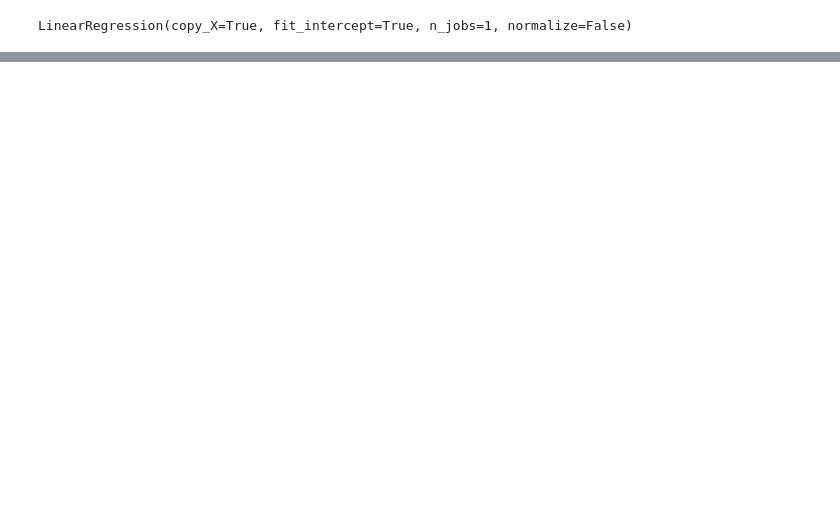
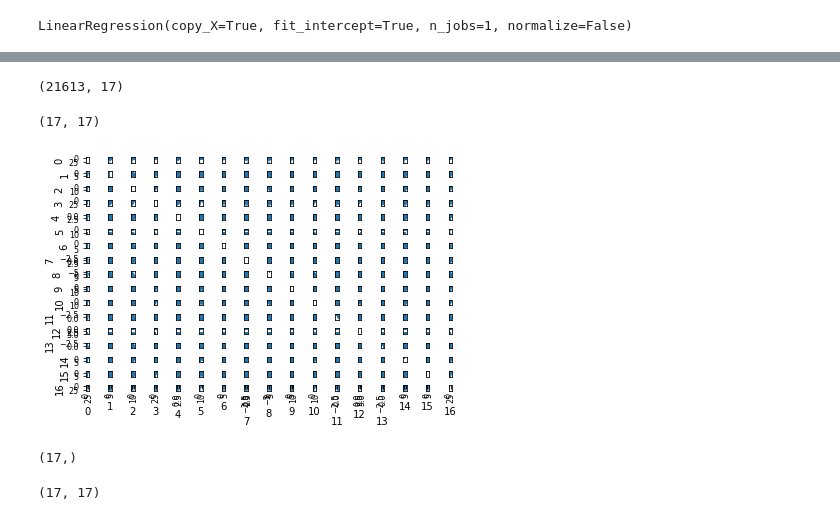
Before and after one commit to GreatLearningAIML1/bangalore-feb-batch-sandeshkannur, a Jupyter notebook: Featurization Model selection and Tuning_R5_Sandesh.Kannur-checkpoint.ipynb, the cells around one changed output, grey strips where cells are left out. Drawn from its saved outputs; the diff is of its cells as text; code cells hidden in the pictures; blank space fills up the shorter version.

```diff
--- a/Featurization Model selection and Tuning_R5_Sandesh.Kannur-checkpoint.ipynb
+++ b/Featurization Model selection and Tuning_R5_Sandesh.Kannur-checkpoint.ipynb
@@ -231,0 +113,9 @@ plt.plot(c,model.coef_,'*')
+# %%
+#2. Considering all the features
+X =  A.drop(["price"],axis=1)
+y['Class'] =  A[["price"]]
+Xtrain, Xtest, ytrain, ytest = train_test_split(X, y, test_size=0.30, random_state=1)
+model.fit(Xtrain,ytrain)
+y_pred=model.predict(Xtest)
+rmse=np.sqrt(np.mean((ytest-y_pred)**2))
+rmse
@@ -231,0 +166,7 @@ plt.plot(c,model.coef_,'*')
+# %%
+from sklearn.preprocessing import StandardScaler
+X_std = StandardScaler().fit_transform(X)
+# %%
+X_std.shape
+# %% [output]
+(21613, 17)
@@ -231,0 +175,10 @@ plt.plot(c,model.coef_,'*')
+# %%
+cov_matrix.shape
+# %% [output]
+(17, 17)
+# %%
+X_std_df = pd.DataFrame(X_std)
+axes = pd.plotting.scatter_matrix(X_std_df)
+plt.tight_layout()
+# %% [output]
+[figure, added]
@@ -231,0 +187,8 @@ plt.plot(c,model.coef_,'*')
+# %%
+eig_vals.shape
+# %% [output]
+(17,)
+# %%
+eig_vecs.shape
+# %% [output]
+(17, 17)
```
Also changed, not shown: parts of 53 cells of this notebook.
